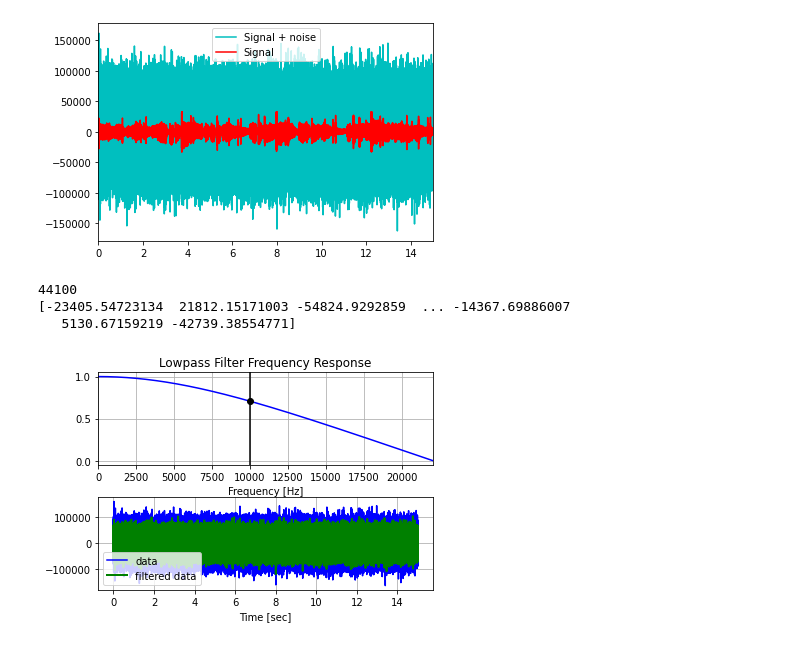
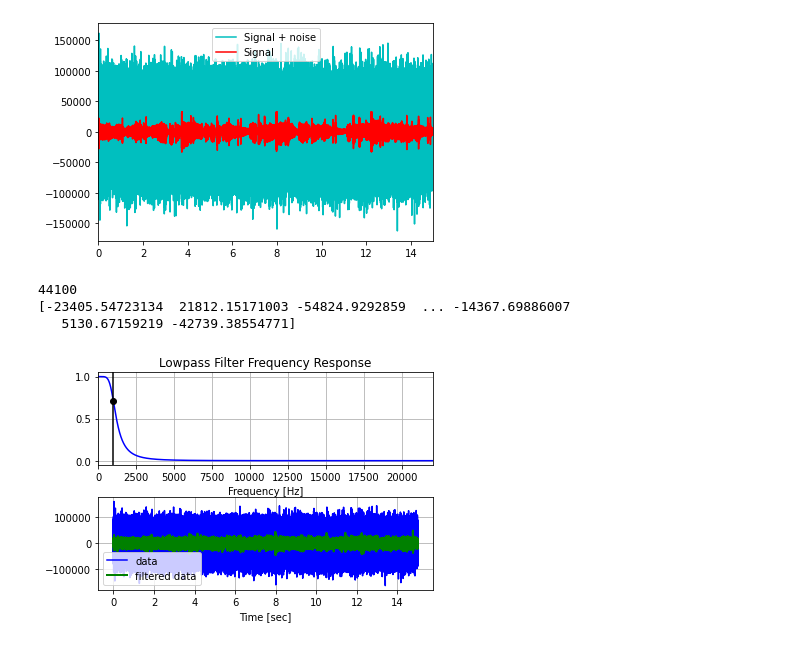
Before and after one commit to CenaAshoori/Signal-Processing, a Jupyter notebook: Audio FFT/audio_FFT.ipynb, the cells around one changed output. Saved outputs shown, nothing was run; the diff lists cells and outputs as text; code cells hidden in the pictures.

```diff
--- a/Audio FFT/audio_FFT.ipynb
+++ b/Audio FFT/audio_FFT.ipynb
@@ -154,16 +155,16 @@ def filter(signal, cutoff, sr, order):
 # %%
 # # Filter requirements.
 # order = 6
 # fs = sample_rate       # sample rate, Hz
 # cutoff = 1000  # desired cutoff frequency of the filter, Hz
 # before_filter_signal = signal_noisy
-firstFilter = filter(signal_noisy, cutoff=10000, sr=sample_rate, order=1)
+firstFilter = filter(signal_noisy, cutoff=1000, sr=sample_rate, order=3)
 # secFilter = filter(firstFilter, cutoff=10000, sr=sample_rate, order=6)
 # %% [output]
 44100
 [-23405.54723134  21812.15171003 -54824.9292859  ... -14367.69886007
    5130.67159219 -42739.38554771]
-[figure, old version]
+[figure, new version]
 # %%
 
 convert_to_wav(dst+"_convert_file.wav",sample_rate, firstFilter.astype(data.dtype))
```
Also changed, not shown: parts of 4 cells of this notebook.
